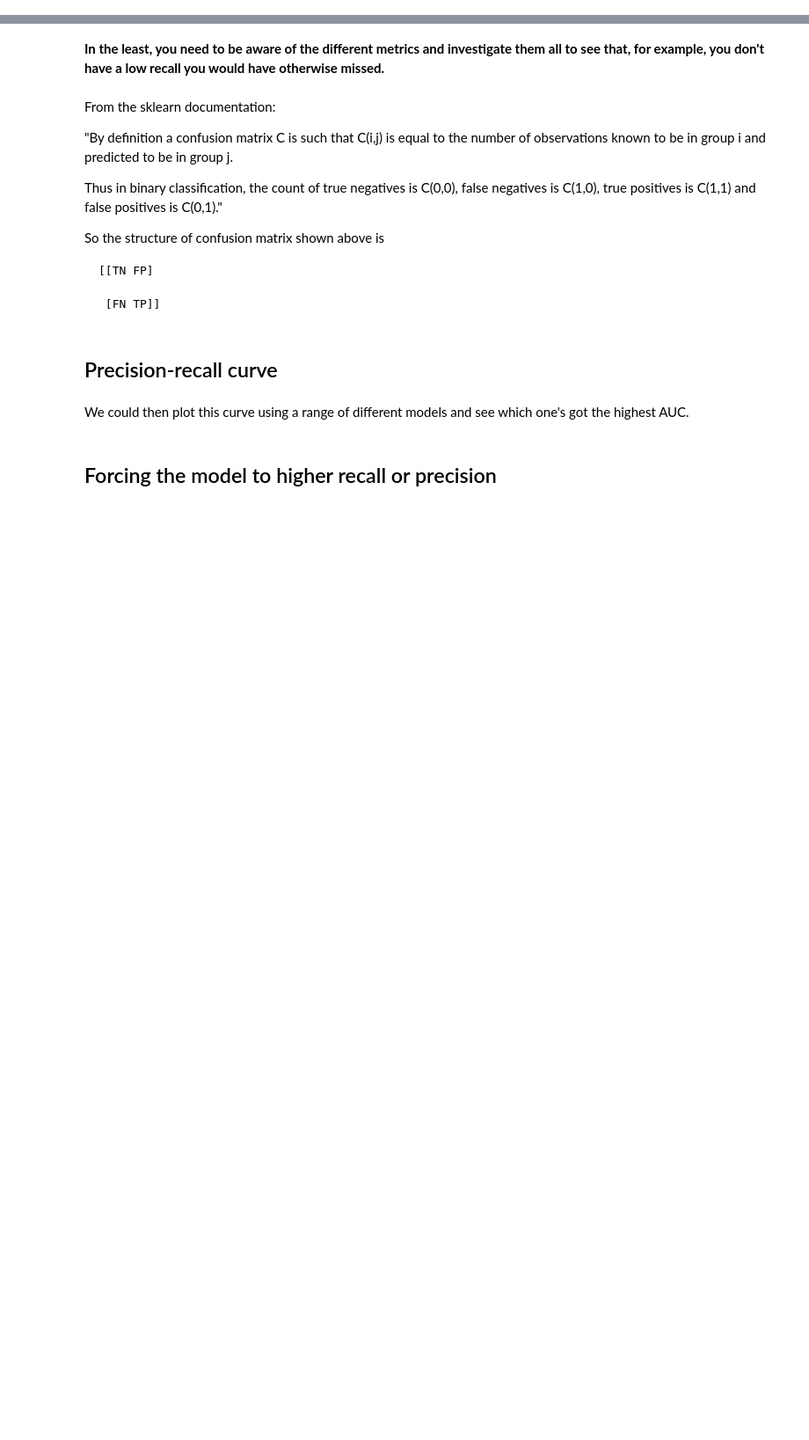
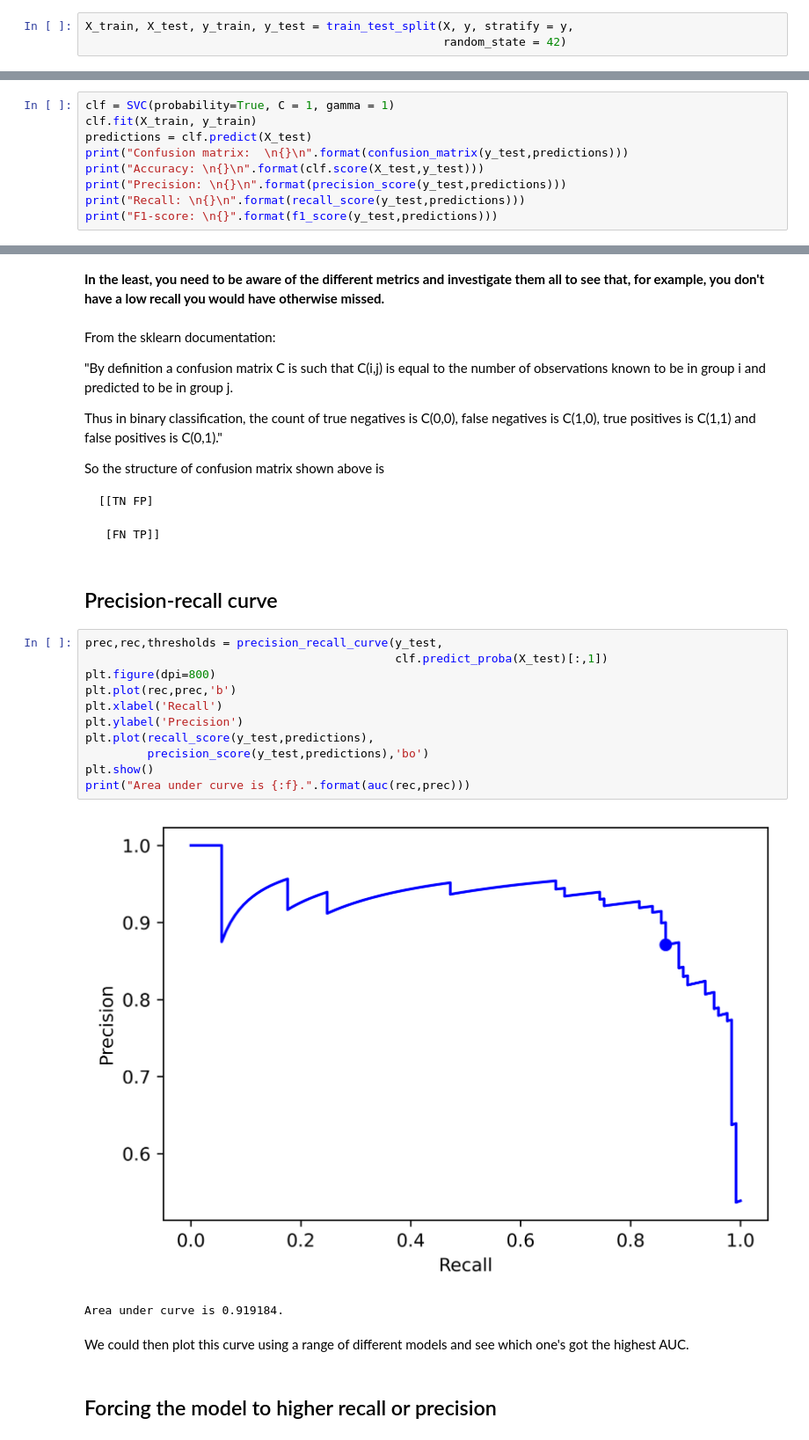
Before and after one commit to RBrooksDK/MAL1, a Jupyter notebook: 06 Validation methods and performance metrics/Performance metrics.ipynb, the cells around one changed output, grey strips where cells are left out. Shown at 88% size. Saved outputs shown, nothing was run; the diff lists cells and outputs as text; blank space fills up the shorter version.

```diff
--- a/06 Validation methods and performance metrics/Performance metrics.ipynb
+++ b/06 Validation methods and performance metrics/Performance metrics.ipynb
@@ -24,2 +27,14 @@ plt.legend()
+# %%
+X_train, X_test, y_train, y_test = train_test_split(X, y, stratify = y,
+                                                    random_state = 42)
 # %% [markdown]
 We look at the performance of an SVM:
+# %%
+clf = SVC(probability=True, C = 1, gamma = 1)
+clf.fit(X_train, y_train)
+predictions = clf.predict(X_test)
+print("Confusion matrix:  \n{}\n".format(confusion_matrix(y_test,predictions)))
+print("Accuracy: \n{}\n".format(clf.score(X_test,y_test)))
+print("Precision: \n{}\n".format(precision_score(y_test,predictions)))
+print("Recall: \n{}\n".format(recall_score(y_test,predictions)))
+print("F1-score: \n{}".format(f1_score(y_test,predictions)))
@@ -39,6 +70,20 @@ So the structure of confusion matrix shown above is
      [FN TP]]
 # %% [markdown]
 ## Precision-recall curve
+# %%
+prec,rec,thresholds = precision_recall_curve(y_test,
+                                             clf.predict_proba(X_test)[:,1])
+plt.figure(dpi=800)
+plt.plot(rec,prec,'b')
+plt.xlabel('Recall')
+plt.ylabel('Precision')
+plt.plot(recall_score(y_test,predictions),
+         precision_score(y_test,predictions),'bo')
+plt.show()
+print("Area under curve is {:f}.".format(auc(rec,prec)))
+# %% [output]
+[figure, added]
+Area under curve is 0.919184.
 # %% [markdown]
 We could then plot this curve using a range of different models and see which one's got the highest AUC.
 # %% [markdown]
```
Also changed, not shown: parts of 7 cells of this notebook, 2 other files.
